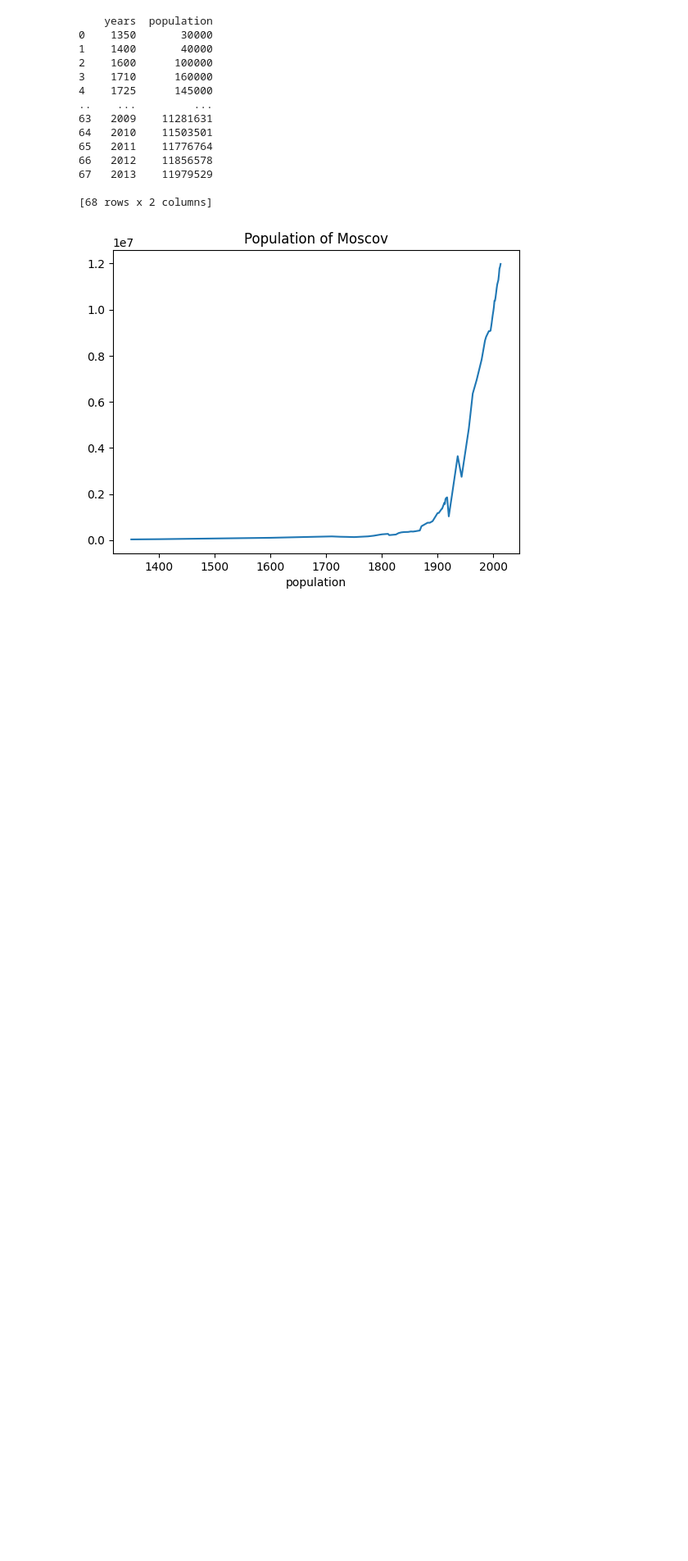
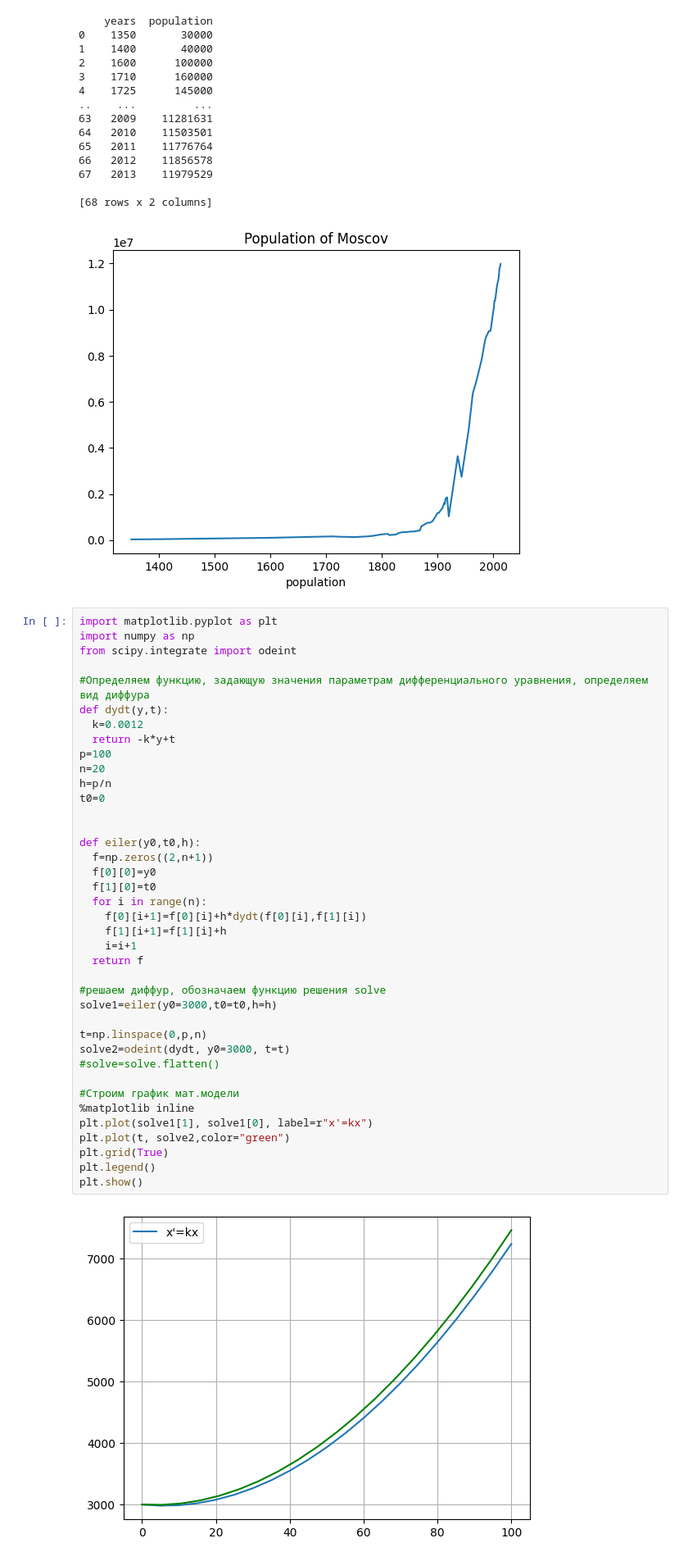
Before and after one commit to Mary-Zinoveva/MMVSULAB1, a Jupyter notebook: lab1.ipynb, the cells around one changed output. Shown at 82% size. Saved outputs shown, nothing was run; the diff lists cells and outputs as text; blank space fills up the shorter version.

```diff
--- a/lab1.ipynb
+++ b/lab1.ipynb
@@ -233,3 +233,44 @@ plt.show()
 
 [68 rows x 2 columns]
 [figure]
+# %%
+import matplotlib.pyplot as plt
+import numpy as np
+from scipy.integrate import odeint
+
+#Определяем функцию, задающую значения параметрам дифференциального уравнения, определяем вид диффура
+def dydt(y,t):
+  k=0.0012
+  return -k*y+t
+p=100
+n=20
+h=p/n
+t0=0
+
+
+def eiler(y0,t0,h):
+  f=np.zeros((2,n+1))
+  f[0][0]=y0
+  f[1][0]=t0
+  for i in range(n):
+    f[0][i+1]=f[0][i]+h*dydt(f[0][i],f[1][i])
+    f[1][i+1]=f[1][i]+h
+    i=i+1
+  return f
+
+#решаем диффур, обозначаем функцию решения solve
+solve1=eiler(y0=3000,t0=t0,h=h)
+
+t=np.linspace(0,p,n)
+solve2=odeint(dydt, y0=3000, t=t)
+#solve=solve.flatten()
+
+#Строим график мат.модели
+%matplotlib inline
+plt.plot(solve1[1], solve1[0], label=r"x'=kx")
+plt.plot(t, solve2,color="green")
+plt.grid(True)
+plt.legend()
+plt.show()
+# %% [output]
+[figure, added]
```
Also changed, not shown: parts of 2 cells of this notebook.
